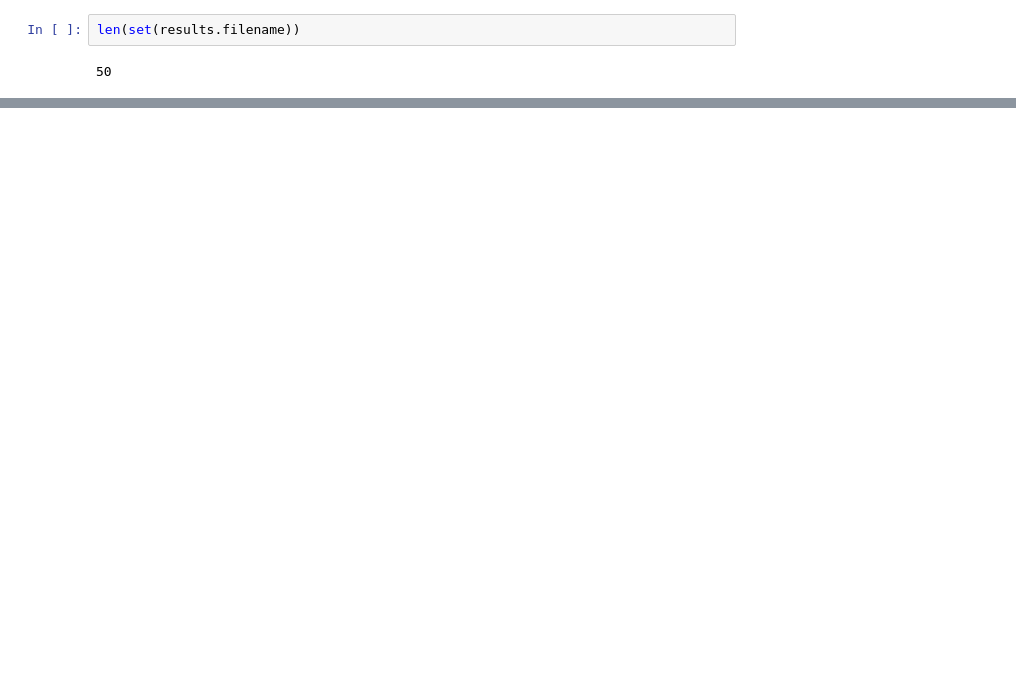
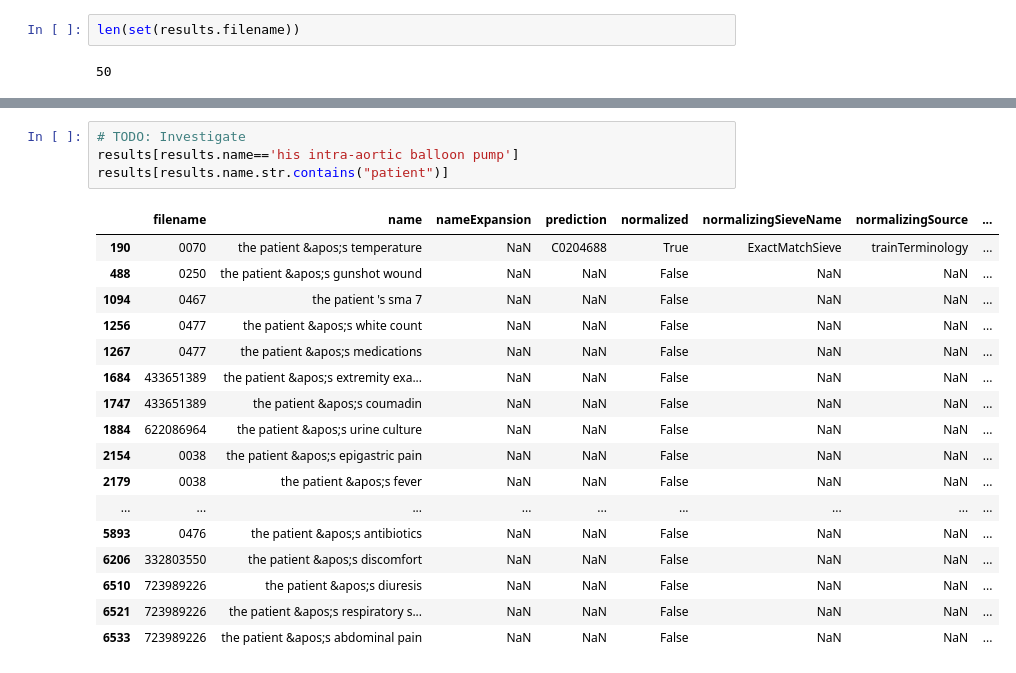
Before and after one commit to etfrenchvcu/disorder-normalizer, a Jupyter notebook: scripts/evaluate.ipynb, the cells around one changed output, grey strips where cells are left out. Cells and saved outputs as stored; diff of their text form; blank space fills up the shorter version.

```diff
--- a/scripts/evaluate.ipynb
+++ b/scripts/evaluate.ipynb
@@ -215,0 +244,22 @@ len(set(results.filename))
+# %%
+# TODO: Investigate
+results[results.name=='his intra-aortic balloon pump']
+results[results.name.str.contains("patient")]
+# %% [output]
+|  | filename | name | nameExpansion | prediction | normalized | normalizingSieveName | normalizingSource | ... |
+| 190 | 0070 | the patient &apos;s temperature | NaN | C0204688 | True | ExactMatchSieve | trainTerminology | ... |
+| 488 | 0250 | the patient &apos;s gunshot wound | NaN | NaN | False | NaN | NaN | ... |
+| 1094 | 0467 | the patient 's sma 7 | NaN | NaN | False | NaN | NaN | ... |
+| 1256 | 0477 | the patient &apos;s white count | NaN | NaN | False | NaN | NaN | ... |
+| 1267 | 0477 | the patient &apos;s medications | NaN | NaN | False | NaN | NaN | ... |
+| 1684 | 433651389 | the patient &apos;s extremity exa... | NaN | NaN | False | NaN | NaN | ... |
+| 1747 | 433651389 | the patient &apos;s coumadin | NaN | NaN | False | NaN | NaN | ... |
+| 1884 | 622086964 | the patient &apos;s urine culture | NaN | NaN | False | NaN | NaN | ... |
+| 2154 | 0038 | the patient &apos;s epigastric pain | NaN | NaN | False | NaN | NaN | ... |
+| 2179 | 0038 | the patient &apos;s fever | NaN | NaN | False | NaN | NaN | ... |
+| ... | ... | ... | ... | ... | ... | ... | ... | ... |
+| 5893 | 0476 | the patient &apos;s antibiotics | NaN | NaN | False | NaN | NaN | ... |
+| 6206 | 332803550 | the patient &apos;s discomfort | NaN | NaN | False | NaN | NaN | ... |
+| 6510 | 723989226 | the patient &apos;s diuresis | NaN | NaN | False | NaN | NaN | ... |
+| 6521 | 723989226 | the patient &apos;s respiratory s... | NaN | NaN | False | NaN | NaN | ... |
+| 6533 | 723989226 | the patient &apos;s abdominal pain | NaN | NaN | False | NaN | NaN | ... |
```
Also changed, not shown: parts of 10 cells of this notebook, 4 other files.
